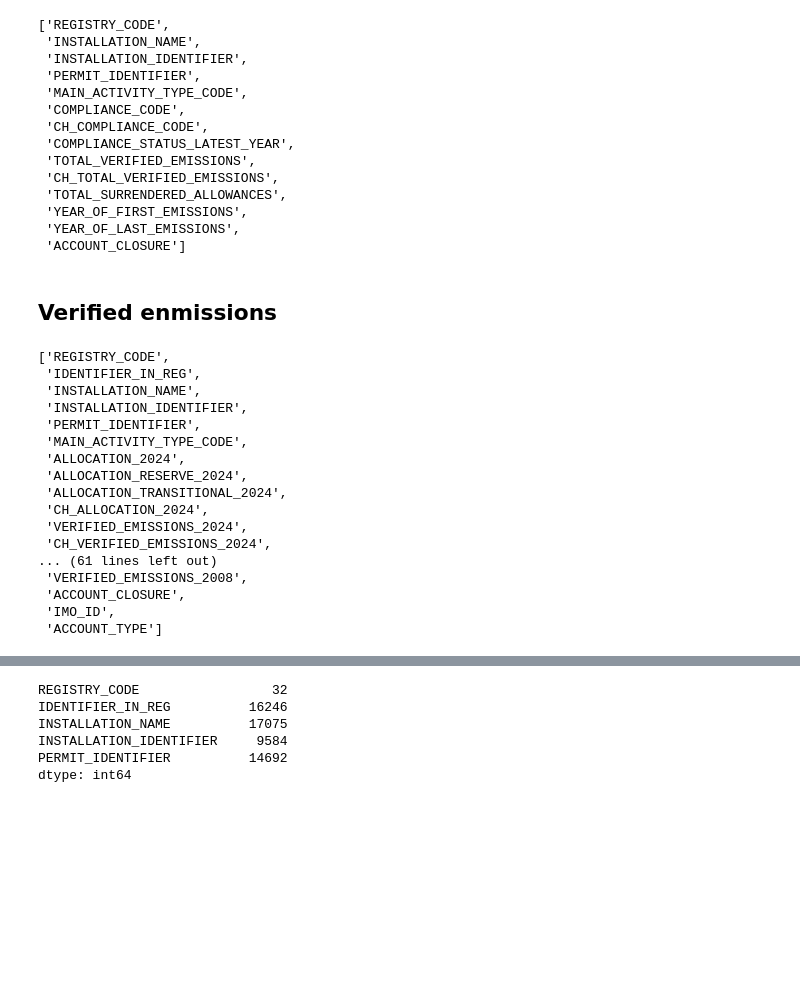
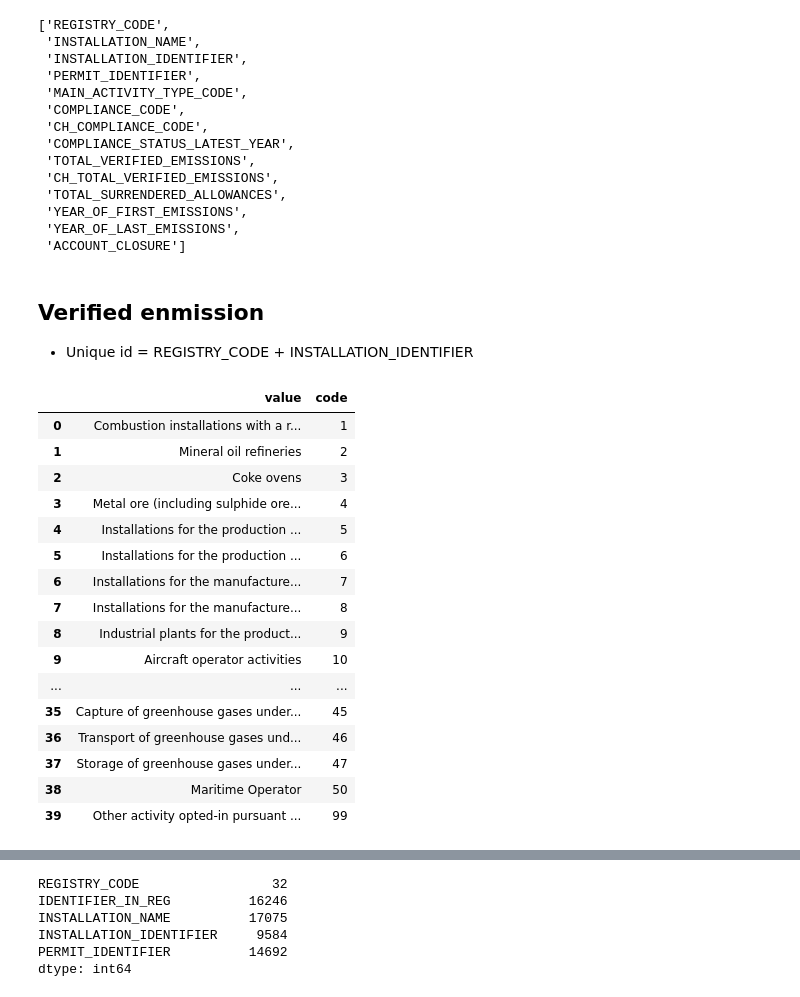
Before and after one commit to atr-tapia/ETS_repo, a Jupyter notebook: notebooks/union_registries_dfs.ipynb, the cells around one changed output, grey strips where cells are left out. Drawn from its saved outputs; the diff is of its cells as text; code cells hidden in the pictures; blank space fills up the shorter version.

```diff
--- a/notebooks/union_registries_dfs.ipynb
+++ b/notebooks/union_registries_dfs.ipynb
@@ -234,4 +234,5 @@ pd.read_excel(r"../data/raw/compliance_2020_code_en.xlsx" ,nrows=0, header=0).co
  'YEAR_OF_LAST_EMISSIONS',
  'ACCOUNT_CLOSURE']
 # %% [markdown]
-## Verified enmissions
+## Verified enmission
+- Unique id = REGISTRY_CODE + INSTALLATION_IDENTIFIER
@@ -238,23 +241,25 @@ pd.read_excel(r"../data/raw/compliance_2020_code_en.xlsx" ,nrows=0, header=0).co
 # %%
-pd.read_excel(r"../data/raw/verified_emissions_2024_en.xlsx" , nrows=0, header=20).columns.to_list()
+df_map_acts = pd.read_excel(r"../data/raw/verified_emissions_2024_en.xlsx" , sheet_name=1)
-# %% [output]
-['REGISTRY_CODE',
- 'IDENTIFIER_IN_REG',
- 'INSTALLATION_NAME',
- 'INSTALLATION_IDENTIFIER',
- 'PERMIT_IDENTIFIER',
- 'MAIN_ACTIVITY_TYPE_CODE',
- 'ALLOCATION_2024',
- 'ALLOCATION_RESERVE_2024',
- 'ALLOCATION_TRANSITIONAL_2024',
- 'CH_ALLOCATION_2024',
- 'VERIFIED_EMISSIONS_2024',
- 'CH_VERIFIED_EMISSIONS_2024',
-... (61 lines left out)
- 'VERIFIED_EMISSIONS_2008',
- 'ACCOUNT_CLOSURE',
- 'IMO_ID',
- 'ACCOUNT_TYPE']
+# %%
+df_map_acts
+# %% [output]
+|  | value | code |
+| 0 | Combustion installations with a r... | 1 |
+| 1 | Mineral oil refineries | 2 |
+| 2 | Coke ovens | 3 |
+| 3 | Metal ore (including sulphide ore... | 4 |
+| 4 | Installations for the production ... | 5 |
+| 5 | Installations for the production ... | 6 |
+| 6 | Installations for the manufacture... | 7 |
+| 7 | Installations for the manufacture... | 8 |
+| 8 | Industrial plants for the product... | 9 |
+| 9 | Aircraft operator activities | 10 |
+| ... | ... | ... |
+| 35 | Capture of greenhouse gases under... | 45 |
+| 36 | Transport of greenhouse gases und... | 46 |
+| 37 | Storage of greenhouse gases under... | 47 |
+| 38 | Maritime Operator | 50 |
+| 39 | Other activity opted-in pursuant ... | 99 |
 # %%
 df_vemiss = pd.read_excel(r"../data/raw/verified_emissions_2024_en.xlsx", header=20)
 # %%
```
Also changed, not shown: parts of 9 cells of this notebook.
